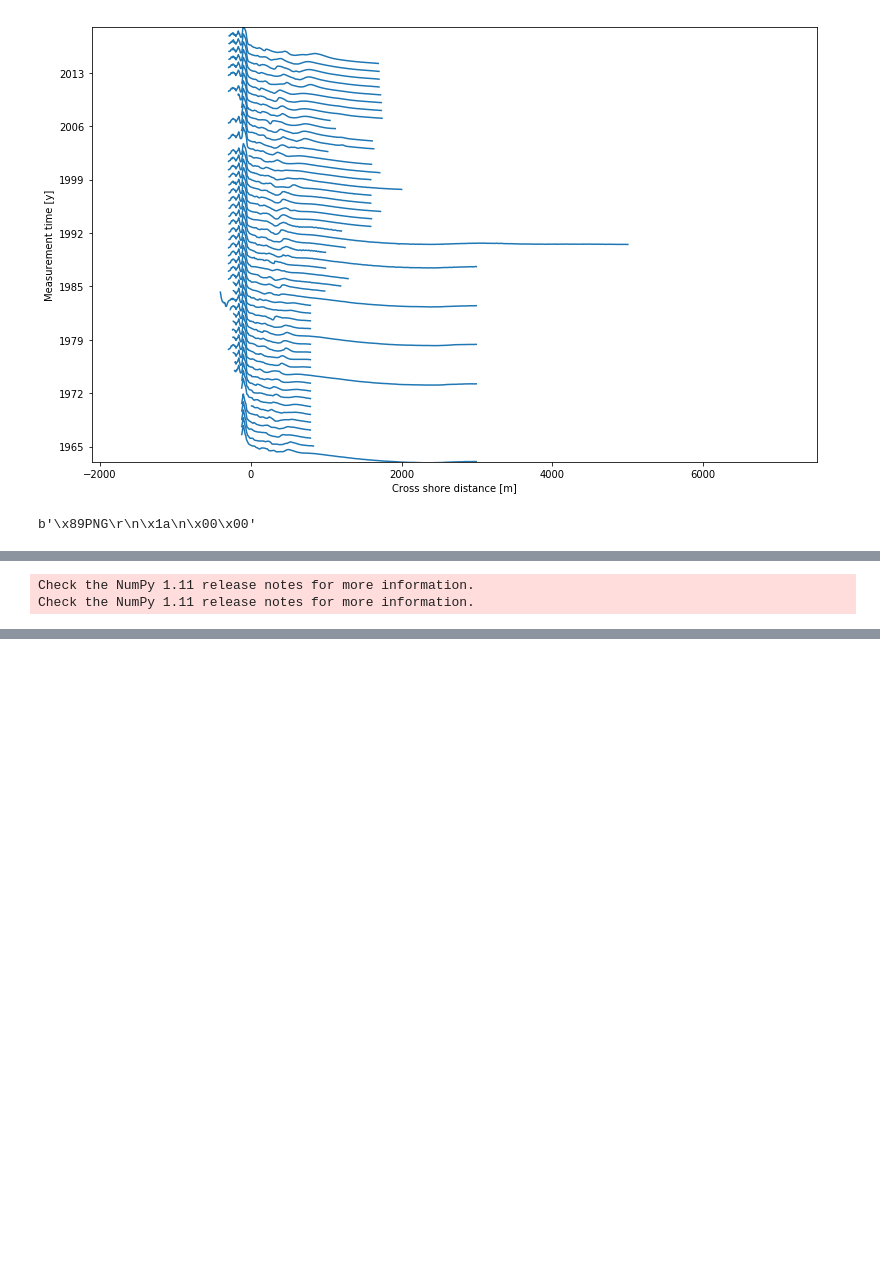
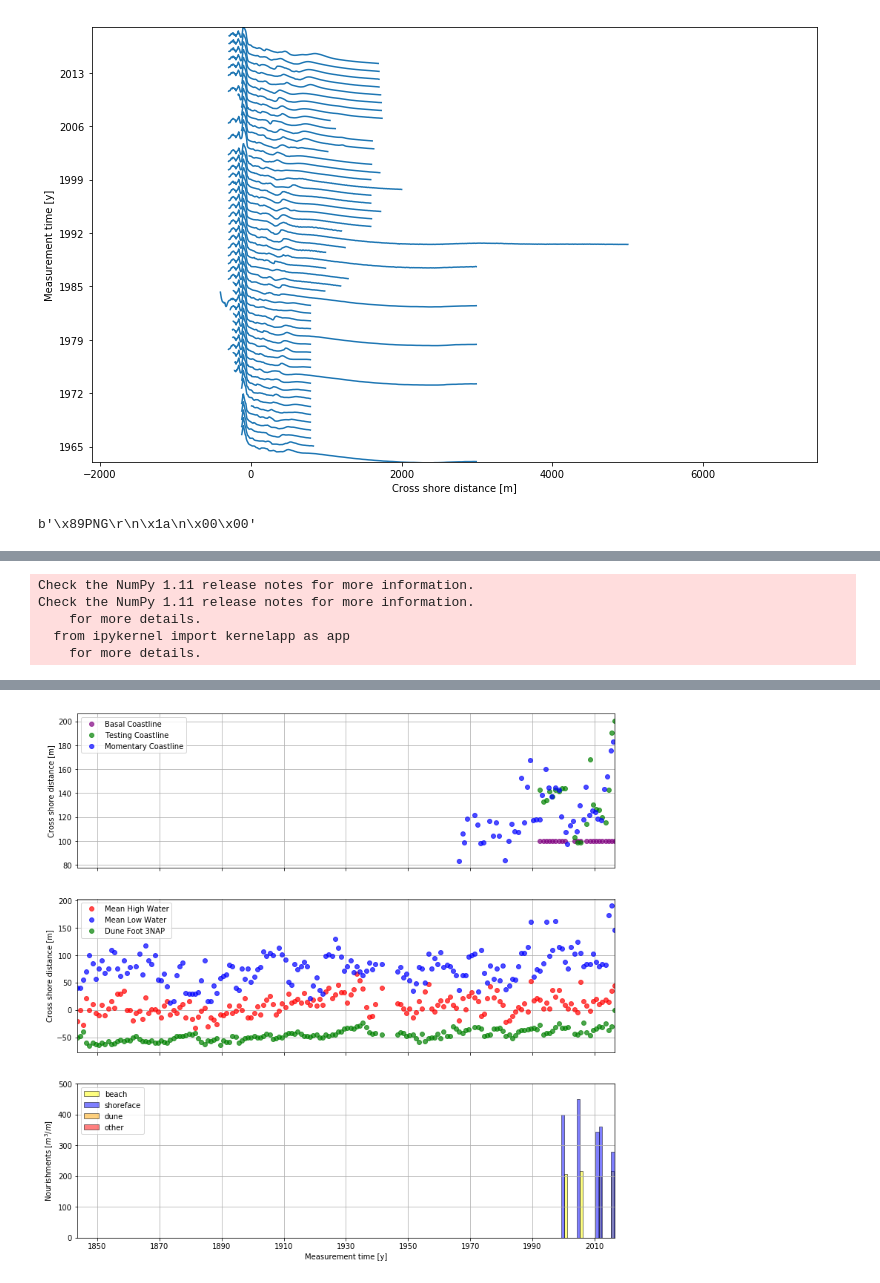
Before and after one commit to Deltares-research/coastviewer, a Jupyter notebook: notebooks/plots.ipynb, the cells around one changed output, grey strips where cells are left out. Cells and saved outputs as stored; diff of their text form; code cells hidden in the pictures; blank space fills up the shorter version.

```diff
--- a/notebooks/plots.ipynb
+++ b/notebooks/plots.ipynb
@@ -454,42 +457,32 @@ UnboundLocalError: local variable 'pc' referenced before assignment
 # %%
-from matplotlib.patches import Rectangle
-transect=transect_data,
-mkl=mkl_df,
-bkltkltnd=bkltkltnd_df,
-mean_water=mean_water_df,
-dune_foot=df_df,
-nourishment_grid_df = get_nourishment_grid_df(id=4001240)
-nourishment=nourishment_grid_df
-mkl_t = mkl['time_MKL']
-mkl_y = mkl['momentary_coastline']
-bkltkltnd_t = bkltkltnd['time']
-bkl_y = bkltkltnd['basal_coastline']
-tkl_y = bkltkltnd['testing_coastline']
-mw_t = mean_water['time']
-mhw_y = mean_water['mean_high_water_cross']
-mlw_y = mean_water['mean_low_water_cross']
-df_t = dune_foot['time']
-df3_y = dune_foot['dune_foot_threeNAP_cross']
-dfu_y = dune_foot['dune_foot_upperMKL_cross']
-n_t = nourishment['time']
-n_y = nourishment.drop('time', axis=1) #[volume_beach,volume_shoreface,volume_dune,volume_other,time_start_beach,time_start_shoreface,time_start_dune,time_start_other,time_end_beach,time_end_shoreface,time_end_dune,time_end_other]
+%%time
+
+transect=get_transect_data()
+mkl=get_mkl_df()
+bkltkltnd=get_bkltkltnd_df()
+mean_water=get_mean_water_df()
+dune_foot=get_dune_foot_df()
+nourishment=get_nourishment_grid_df(7003900)#(id=4001240)
+
+n_t = nourishment['time'].reset_index()
+n_y = nourishment.drop('time', axis=1).reset_index() #[volume_beach,volume_shoreface,volume_dune,volume_other,time_start_beach,time_start_shoreface,time_start_dune,time_start_other,time_end_beach,time_end_shoreface,time_end_dune,time_end_other]
 
 fig, ax = plt.subplots(3, figsize=(13, 13), sharex=True)
 #ax[0].set_title('Coastal Indicators')
-ax[0].plot(bkltkltnd_t, bkl_y,'o',color='purple',alpha=0.7,label='Basal Coastline')
+ax[0].plot(bkltkltnd['time'], bkltkltnd['basal_coastline'],'o',color='purple',alpha=0.7,label='Basal Coastline')
 ax[0].hold(True)
 ax[0].grid(True)
-ax[0].plot(bkltkltnd_t, tkl_y,'o',color='green',alpha=0.7,label='Testing Coastline')
-ax[0].plot(mkl_t, mkl_y,'o',color='blue',alpha=0.7, label='Momentary Coastline')
-ax[1].plot(mw_t, mhw_y,'ro',alpha=0.7,label='Mean High Water')
+ax[0].plot(bkltkltnd['time'], bkltkltnd['testing_coastline'],'o',color='green',alpha=0.7,label='Testing Coastline')
+ax[0].plot(mkl['time_MKL'], mkl['momentary_coastline'],'o',color='blue',alpha=0.7, label='Momentary Coastline')
+ax[1].plot(mean_water['time'], mean_water['mean_high_water_cross'],'ro',alpha=0.7,label='Mean High Water')
 ax[1].hold(True)
 ax[1].grid(True)
-ax[1].plot(mw_t, mlw_y,'bo',alpha=0.7,label='Mean Low Water')
-ax[1].plot(df_t, df3_y,'go',alpha=0.7, label='Dune Foot 3NAP')
+ax[1].plot(mean_water['time'], mean_water['mean_low_water_cross'],'bo',alpha=0.7,label='Mean Low Water')
+ax[1].plot(dune_foot['time'], dune_foot['dune_foot_threeNAP_cross'],'go',alpha=0.7, label='Dune Foot 3NAP')
 #ax[1].plot(df_t, dfu_y,'o',alpha=0.7, label='Dune Foot MKL')
 # set the x,y axis
-ax[0].set_xlim(np.min(mw_t), np.max(mw_t))
-ax[1].set_xlim(np.min(mw_t), np.max(mw_t))
+ax[0].set_xlim(np.min(mean_water['time']), np.max(mean_water['time']))
+ax[1].set_xlim(np.min(mean_water['time']), np.max(mean_water['time']))
 # set axis labels
 ax[0].set_ylabel('Cross shore distance [m]')
 ax[1].set_ylabel('Cross shore distance [m]')
@@ -497,16 +490,16 @@ ax[1].set_ylabel('Cross shore distance [m]')
 ax[0].legend(loc='upper left')
 ax[1].legend(loc='upper left')
 
-#HERE to change
-if np.sum(np.sum(n_y[volume_beach,volume_shoreface,volume_dune,volume_other]))==0:
-    ax[2].grid(True)
+nour_max=np.max(np.max(n_y[['volume_beach','volume_shoreface','volume_dune','volume_other']]))
+
+if nour_max!=0 and ~np.isnan(nour_max):
     color=['yellow','blue','orange','red']
     lab=['beach', 'shoreface','dune','other']
     boxes = [[],[],[],[]]
     ii=-150 # distance if overlapping
     for cc,ll,box in zip(color, lab, boxes):
         ii = ii+50;
-        for tt, yy in zip(n_t.reset_index()['time'], n_y.reset_index()[str('volume_'+ll)]):
+        for tt, yy in zip(n_t['time'], n_y[str('volume_'+ll)]):
             startTime = tt.to_pydatetime()
             start = matplotlib.dates.date2num(startTime)
             r=Rectangle((start+ii,0),width=365,height=yy,facecolor=cc, edgecolor='black', alpha=0.5,label=ll)
@@ -514,19 +507,19 @@ if np.sum(np.sum(n_y[volume_beach,volume_shoreface,volume_dune,volume_other]))==
             pc = matplotlib.collections.PatchCollection(box,facecolor=cc, edgecolor='black', alpha=0.5)
         ax[2].add_collection(pc)
 
+    ax[2].set_xlim(np.min(mean_water['time']), np.max(mean_water['time']))
+    ax[2].set_ylim(0, nour_max+50)
+    ax[2].legend(tuple([bb[0] for bb in boxes]),tuple(lab),loc='upper left')
 
-    ax[2].set_xlim(np.min(mw_t), np.max(mw_t))
-    ax[2].set_ylim(0, np.max(np.max(n_y))+50)
-
-
-    ax[2].set_ylabel('Nourishments [$m^3/m$]')
-    ax[2].set_xlabel('Measurement time [y]')
-
-
-    ax[2].legend(tuple([bb[0] for bb in boxes]),tuple(lab),loc='upper left')
+ax[2].grid(True)
+ax[2].set_ylabel('Nourishments [$m^3/m$]')
+ax[2].set_xlabel('Measurement time [y]')
 
 date_locator = matplotlib.dates.AutoDateLocator()
 date_formatter = matplotlib.dates.AutoDateFormatter(date_locator)
 # %% [output]
 Check the NumPy 1.11 release notes for more information.
 Check the NumPy 1.11 release notes for more information.
+    for more details.
+  from ipykernel import kernelapp as app
+    for more details.
@@ -534,3 +528,4 @@ TypeError: tuple indices must be integers, not str
+[figure, added]
 # %%
 id=7003900
 transect_idx = np.searchsorted(ids, id)
```
Also changed, not shown: parts of 15 cells of this notebook.
